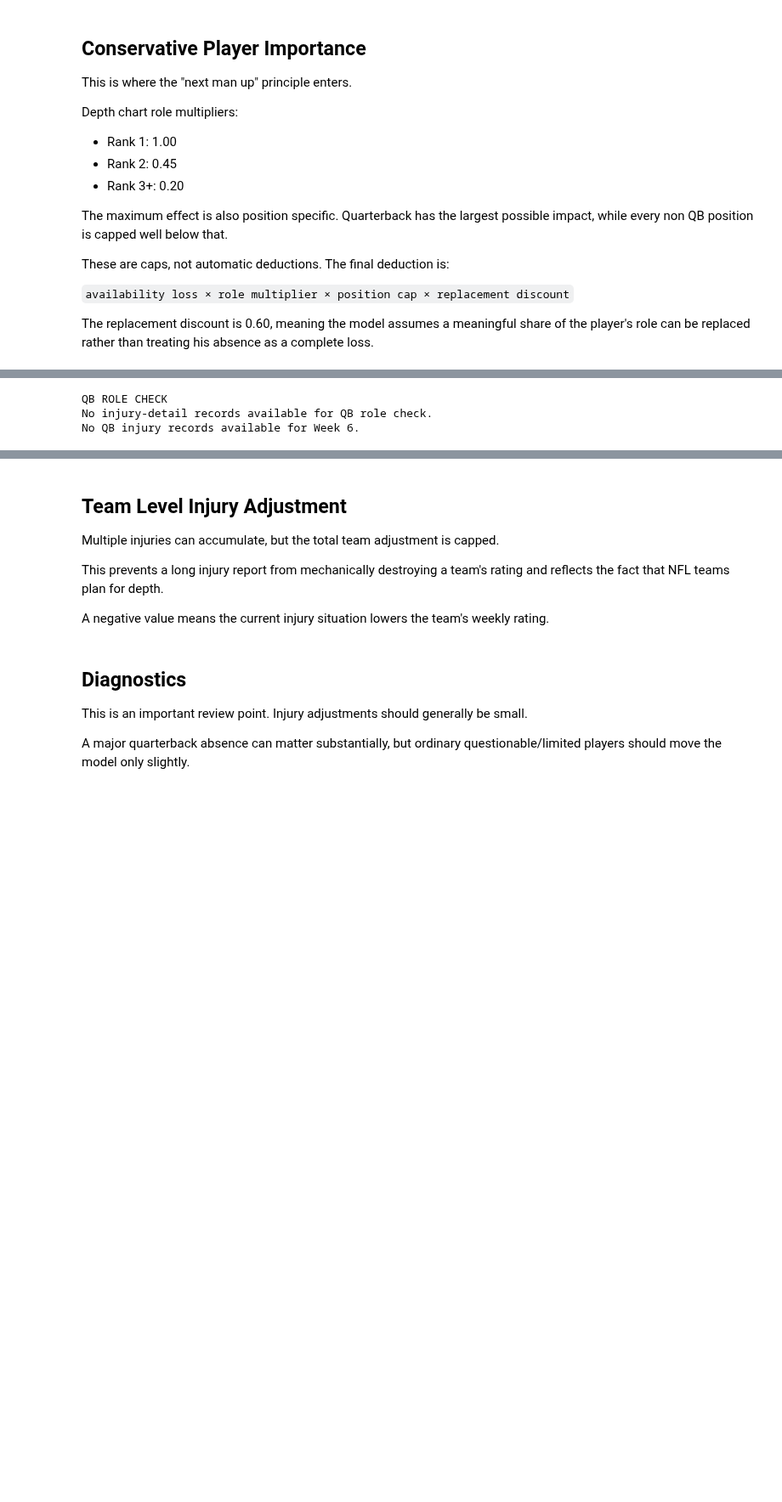
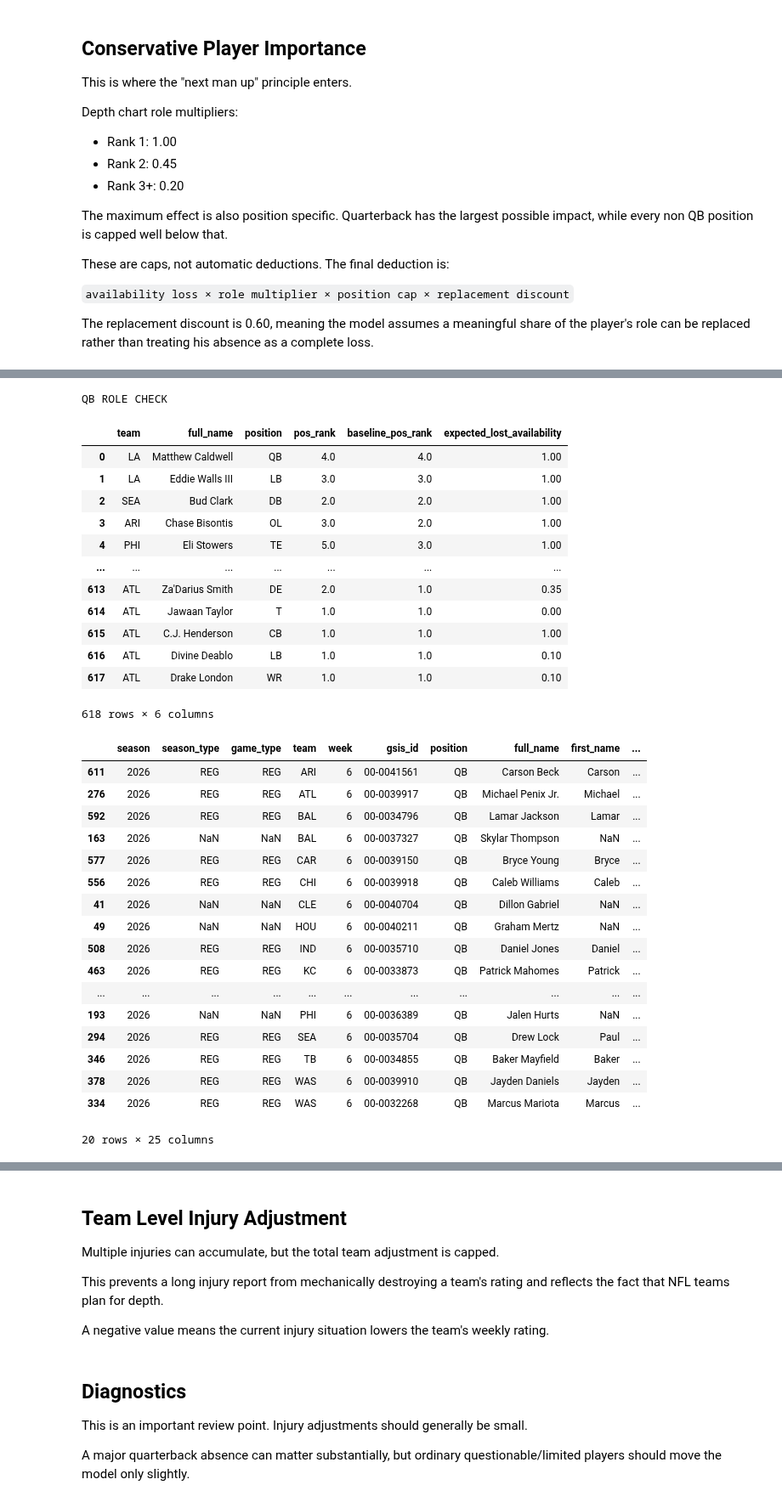
Before and after one commit to ethanfr10/NFL-Season-Projections, a Jupyter notebook: weekly_projections/notebooks/05_Weekly_Injury_Update.ipynb, the cells around one changed output, grey strips where cells are left out. Shown at 85% size. Drawn from its saved outputs; the diff is of its cells as text; code cells hidden in the pictures; blank space fills up the shorter version.

```diff
--- a/weekly_projections/notebooks/05_Weekly_Injury_Update.ipynb
+++ b/weekly_projections/notebooks/05_Weekly_Injury_Update.ipynb
@@ -469,38 +472,68 @@ else:
     qb_role_check = injury_detail.loc[
         injury_detail["position"].eq("QB")
     ].copy()
 
-    display(qb_role_check)[
+    qb_role_check = injury_detail[
     [
         "team",
         "full_name",
-        "report_status",
-        "practice_status",
+        "position",
         "pos_rank",
         "baseline_pos_rank",
         "expected_lost_availability"
     ]
 ].copy()
+
+display(qb_role_check)
 
 if injury_detail.empty:
     print("No QB injury records available for Week 6.")
 else:
     qb_role_check = injury_detail.loc[
         injury_detail["position"].eq("QB")
     ].copy()
 
     if qb_role_check.empty:
         print("No QB injuries to display.")
     else:
         display(
             qb_role_check.sort_values(
                 ["team", "baseline_pos_rank", "pos_rank"]
             )
         )
 # %% [output]
 QB ROLE CHECK
-No injury-detail records available for QB role check.
-No QB injury records available for Week 6.
+|  | team | full_name | position | pos_rank | baseline_pos_rank | expected_lost_availability |
+| 0 | LA | Matthew Caldwell | QB | 4.0 | 4.0 | 1.00 |
+| 1 | LA | Eddie Walls III | LB | 3.0 | 3.0 | 1.00 |
+| 2 | SEA | Bud Clark | DB | 2.0 | 2.0 | 1.00 |
+| 3 | ARI | Chase Bisontis | OL | 3.0 | 2.0 | 1.00 |
+| 4 | PHI | Eli Stowers | TE | 5.0 | 3.0 | 1.00 |
+| ... | ... | ... | ... | ... | ... | ... |
+| 613 | ATL | Za'Darius Smith | DE | 2.0 | 1.0 | 0.35 |
+| 614 | ATL | Jawaan Taylor | T | 1.0 | 1.0 | 0.00 |
+| 615 | ATL | C.J. Henderson | CB | 1.0 | 1.0 | 1.00 |
+| 616 | ATL | Divine Deablo | LB | 1.0 | 1.0 | 0.10 |
+| 617 | ATL | Drake London | WR | 1.0 | 1.0 | 0.10 |
+618 rows × 6 columns
+|  | season | season_type | game_type | team | week | gsis_id | position | full_name | first_name | ... |
+| 611 | 2026 | REG | REG | ARI | 6 | 00-0041561 | QB | Carson Beck | Carson | ... |
+| 276 | 2026 | REG | REG | ATL | 6 | 00-0039917 | QB | Michael Penix Jr. | Michael | ... |
+| 592 | 2026 | REG | REG | BAL | 6 | 00-0034796 | QB | Lamar Jackson | Lamar | ... |
+| 163 | 2026 | NaN | NaN | BAL | 6 | 00-0037327 | QB | Skylar Thompson | NaN | ... |
+| 577 | 2026 | REG | REG | CAR | 6 | 00-0039150 | QB | Bryce Young | Bryce | ... |
+| 556 | 2026 | REG | REG | CHI | 6 | 00-0039918 | QB | Caleb Williams | Caleb | ... |
+| 41 | 2026 | NaN | NaN | CLE | 6 | 00-0040704 | QB | Dillon Gabriel | NaN | ... |
+| 49 | 2026 | NaN | NaN | HOU | 6 | 00-0040211 | QB | Graham Mertz | NaN | ... |
+| 508 | 2026 | REG | REG | IND | 6 | 00-0035710 | QB | Daniel Jones | Daniel | ... |
+| 463 | 2026 | REG | REG | KC | 6 | 00-0033873 | QB | Patrick Mahomes | Patrick | ... |
+| ... | ... | ... | ... | ... | ... | ... | ... | ... | ... | ... |
+| 193 | 2026 | NaN | NaN | PHI | 6 | 00-0036389 | QB | Jalen Hurts | NaN | ... |
+| 294 | 2026 | REG | REG | SEA | 6 | 00-0035704 | QB | Drew Lock | Paul | ... |
+| 346 | 2026 | REG | REG | TB | 6 | 00-0034855 | QB | Baker Mayfield | Baker | ... |
+| 378 | 2026 | REG | REG | WAS | 6 | 00-0039910 | QB | Jayden Daniels | Jayden | ... |
+| 334 | 2026 | REG | REG | WAS | 6 | 00-0032268 | QB | Marcus Mariota | Marcus | ... |
+20 rows × 25 columns
 # %%
 snap_counts = nfl.load_snap_counts(
     [SEASON - 1, SEASON]
```
Also changed, not shown: parts of 7 cells of this notebook, 8 other files.
